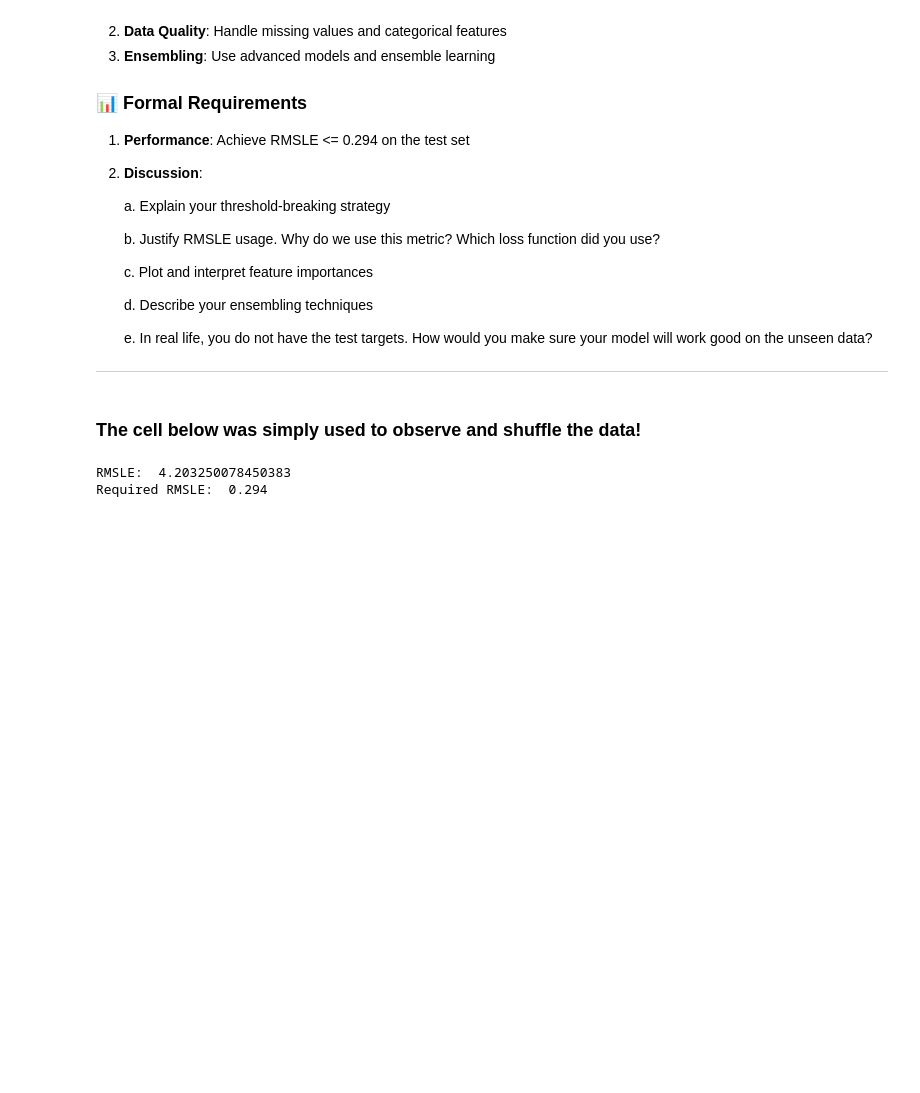
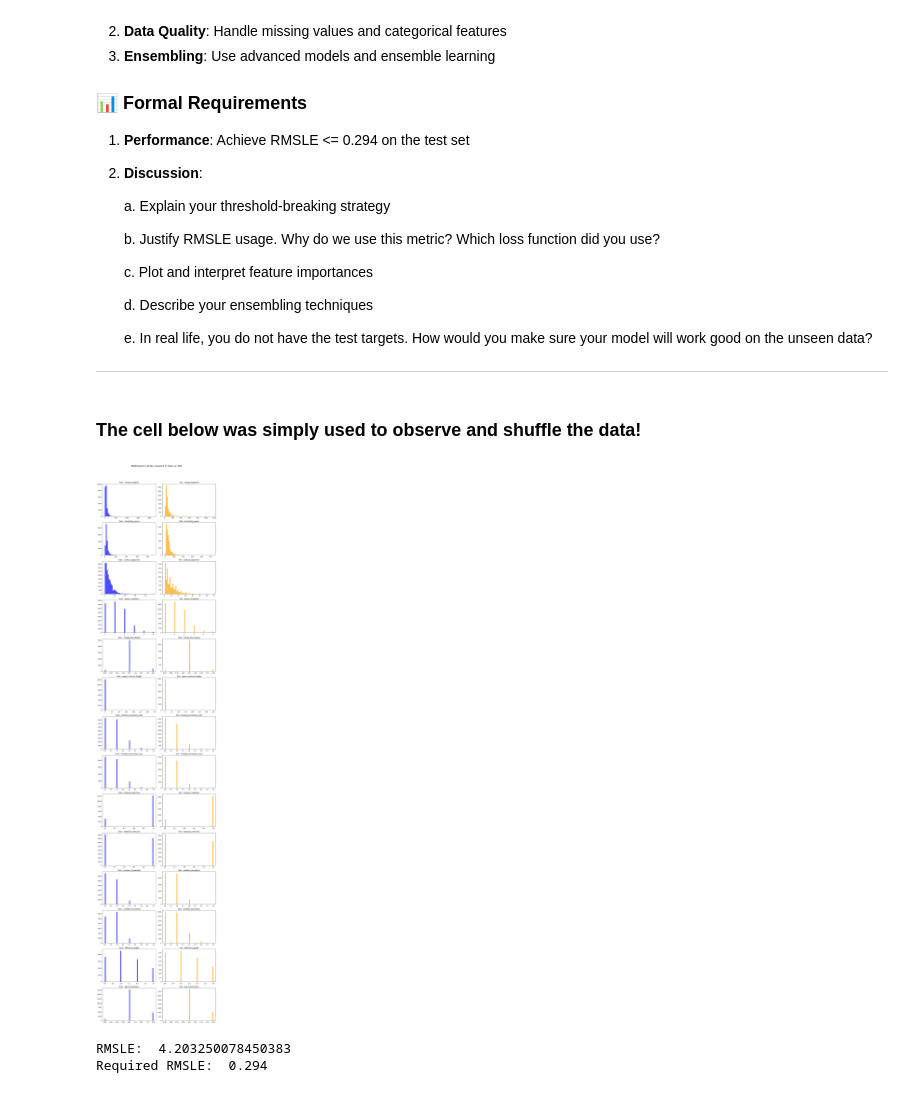
Before and after one commit to eliasborge/introML-ntnu-2024, a Jupyter notebook: Assignment1/Chapter_1.ipynb, the cells around one changed output. Cells and saved outputs as stored; diff of their text form; code cells hidden in the pictures; blank space fills up the shorter version.

Commit message:
Update position of dataframe columns

```diff
--- a/Assignment1/Chapter_1.ipynb
+++ b/Assignment1/Chapter_1.ipynb
@@ -268,48 +268,50 @@ test = pd.read_csv('final_mission_test.csv')
 # print(train.describe())
 
 import matplotlib.pyplot as plt
 
 # Plotting the distribution of the columns in both train and test datasets for comparison
 def plot_distributions(train, test, columns, title):
     fig, axes = plt.subplots(len(columns), 2, figsize=(12, len(columns)*4))
     fig.suptitle(title, fontsize=16)
 
     for idx, col in enumerate(columns):
         # Plot for train dataset
         axes[idx, 0].hist(train[col].dropna(), bins=50, color='blue', alpha=0.7)
         axes[idx, 0].set_title(f'Train - {col}')
 
         # Plot for test dataset
         axes[idx, 1].hist(test[col].dropna(), bins=50, color='orange', alpha=0.7)
         axes[idx, 1].set_title(f'Test - {col}')
 
     plt.tight_layout(rect=[0, 0, 1, 0.96])
     plt.show()
-# 'nexus_rating', 'energy_footprint', 'core_reactor_size', 'harvesting_space',
+# 'nexus_rating', 'core_reactor_size',
 # Selecting the columns of interest based on the earlier analysis (nexus_rating and grid_connections)
-columns_to_plot =  [
+columns_to_plot =  [ 'energy_footprint', 'harvesting_space',
                'vertical_alignment', 'power_chambers', 'energy_flow_design', 'upper_collector_height',
                'shared_conversion_units', 'isolated_conversion_units', 'internal_collectors', 'external_collectors',
                'ambient_harvesters', 'shielded_harvesters', 'efficiency_grade', 'grid_connections']
 
 
-train['nexus_rating'], train['grid_connections']  = train['grid_connections'], train['nexus_rating']
-train['nexus_rating'], train['energy_footprint']  = train['energy_footprint'], train['nexus_rating']
-train['core_reactor_size'], train['energy_footprint']  = train['energy_footprint'], train['core_reactor_size']
-train['core_reactor_size'], train['harvesting_space']  = train['harvesting_space'], train['core_reactor_size']
-train['vertical_alignment'], train['harvesting_space']  = train['harvesting_space'], train['vertical_alignment']
-train['vertical_alignment'], train['power_chambers']  = train['power_chambers'], train['vertical_alignment']
-train['energy_flow_design'], train['upper_collector_height']  = train['upper_collector_height'], train['energy_flow_design']
-train['shielded_harvesters'], train['efficiency_grade']  = train['efficiency_grade'], train['shielded_harvesters']
-train['isolated_conversion_units'], train['internal_collectors']  = train['internal_collectors'], train['isolated_conversion_units']
-train['external_collectors'], train['internal_collectors']  = train['internal_collectors'], train['external_collectors']
-train['upper_collector_height'], train['efficiency_grade']  = train['efficiency_grade'], train['upper_collector_height']
-
+test['nexus_rating'], test['grid_connections']  = test['grid_connections'], test['nexus_rating']
+test['energy_footprint'], test['core_reactor_size'] = test['core_reactor_size'], test['energy_footprint']
+test['harvesting_space'], test['energy_footprint'] = test['energy_footprint'], test['harvesting_space']
+test['energy_flow_design'], test['upper_collector_height'] = test['upper_collector_height'], test['energy_flow_design']
+test['energy_flow_design'], test['power_chambers'] = test['power_chambers'], test['energy_flow_design']
+test['vertical_alignment'], test['power_chambers'] = test['power_chambers'], test['vertical_alignment']
+test['external_collectors'], test['isolated_conversion_units'] = test['isolated_conversion_units'], test['external_collectors']
+test['external_collectors'], test['internal_collectors'] = test['internal_collectors'], test['external_collectors']
+test['grid_connections'], test['efficiency_grade'] = test['efficiency_grade'], test['grid_connections']
+test['shielded_harvesters'], test['efficiency_grade'] = test['efficiency_grade'], test['shielded_harvesters']
+test['shielded_harvesters'], test['vertical_alignment'] = test['vertical_alignment'], test['shielded_harvesters']
+test['energy_footprint'], test['vertical_alignment'] = test['vertical_alignment'], test['energy_footprint']
 
 # Fjern kommentar her for å se grafer
 # Koden over er et resultat av en slags mix og match med kolonnene slik at de skal se mest mulig like ut.
 
-##plot_distributions(train, test, columns_to_plot, "Distributions of Key Columns in Train vs Test")
+plot_distributions(train, test, columns_to_plot, "Distributions of Key Columns in Train vs Test")
+# %% [output]
+[figure, added]
 # %%
 fig, ax = plt.subplots(1, 1, figsize=(10, 4))
 train['nexus_rating'].hist(bins=100, ax=ax, color='blue', alpha=0.5, label='Train Target Distributuon')
```
Also changed, not shown: parts of 1 cell of this notebook.
